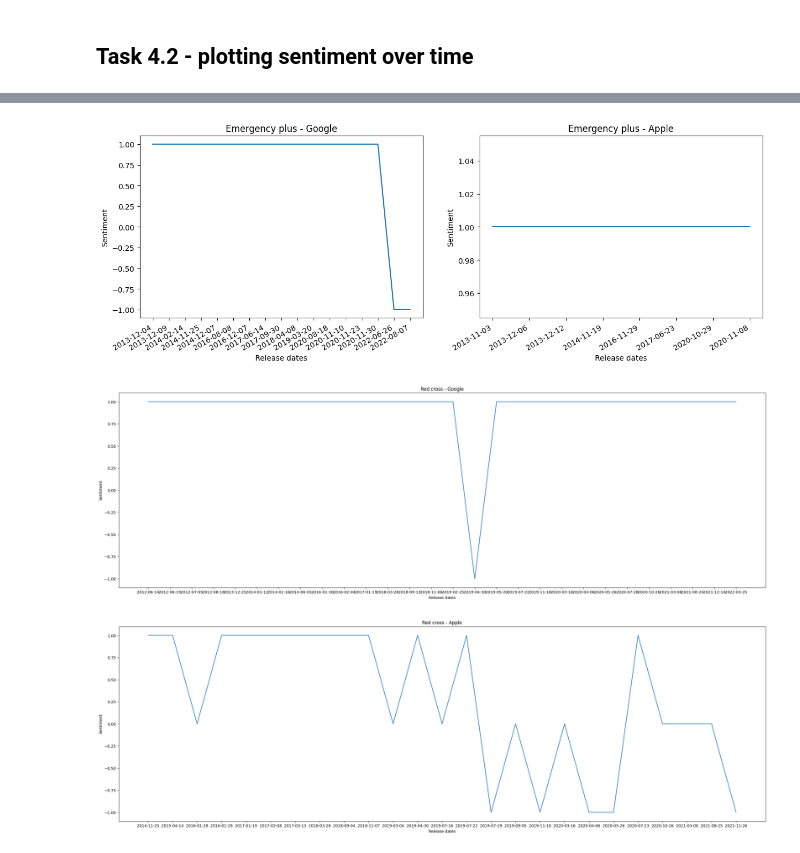
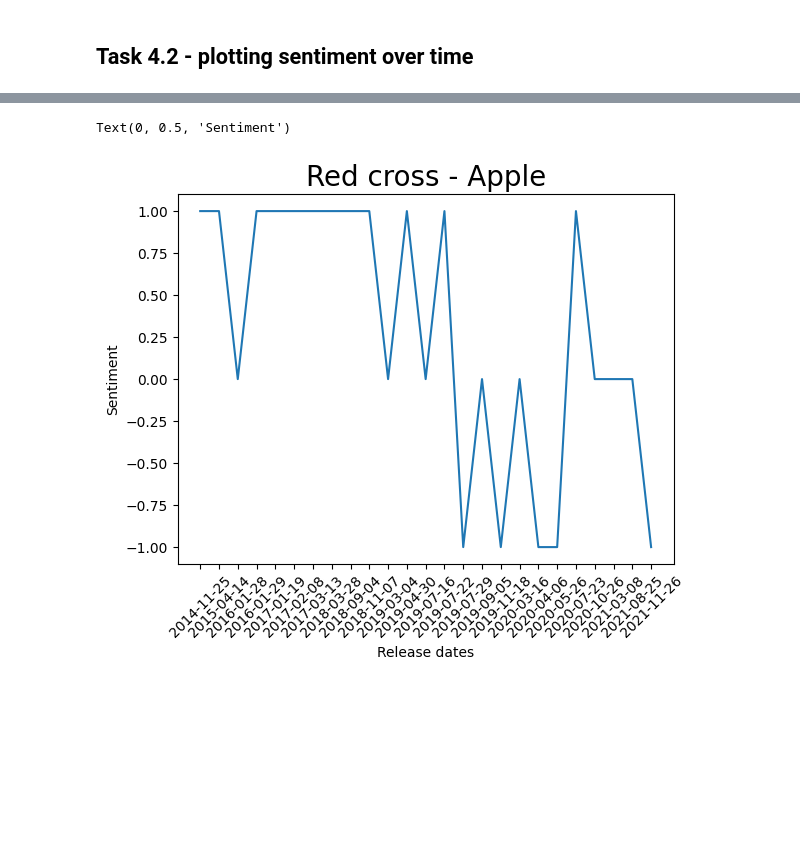
Before and after one commit to kalpanibhagya/EmergencyAppsReviews, a Jupyter notebook: Sentiment_Analysis.ipynb, the cells around one changed output, grey strips where cells are left out. Drawn from its saved outputs; the diff is of its cells as text; code cells hidden in the pictures; blank space fills up the shorter version.

```diff
--- a/Sentiment_Analysis.ipynb
+++ b/Sentiment_Analysis.ipynb
@@ -140,7 +186,7 @@ plotRating1(df_firstaid_apple_vesions, rating_list4, ax1,1, "Ratings")
 # %% [markdown]
 ## Task 4.2 - plotting sentiment over time
 # %%
-def sentimentperreleasedate(df,version_df):
+def sentimentPerReleasedate(df,version_df):
     sentiment_list = []
     dates= version_df['ReleaseDate']
     df = indexingDateCol(df)
@@ -148,10 +194,8 @@ def sentimentperreleasedate(df,version_df):
     for i in range(0, len(dates)):
         if(i==0):
             df_new = df[dates[i]:]
-            #print("0 here", df_new)
         else:
             df_new = df[dates[i]:dates[i-1]]
-            #print("others here", df_new)
 
         sentiment_list.append(getFrequentSentiment(df_new))
 
@@ -163,26 +207,51 @@ def getFrequentSentiment(df):
         sentiment = 0 #assumption that average rating will be neural
     else:
         sentiment = df['sentiment'].mode()[0]
-        #print("sentiment!!!!!: ", sentiment)
+
     return sentiment
 
-fig, ax = plt.subplots(1,2, figsize=(15,5))
-sentiment_list1 = sentimentperreleasedate(df_emergencyplus_google_s, df_emergencyplus_google_versions)
-print(sentiment_list1)
-ax[0].set_title('Emergency plus - Google')
-plotRating1(df_emergencyplus_google_versions, sentiment_list1,ax, 0, "Sentiment")
+# fig, ax = plt.subplots(1,2, figsize=(15,5))
+# sentiment_list1 = sentimentperreleasedate(df_emergencyplus_google_s, df_emergencyplus_google_versions)
+# print(sentiment_list1)
+# ax[0].set_title('Emergency plus - Google')
+# plotRating1(df_emergencyplus_google_versions, sentiment_list1,ax, 0, "Sentiment")
 
-sentiment_list2 = sentimentperreleasedate(df_emergencyplus_apple_s, df_emergencyplus_apple_versions)
-ax[1].set_title('Emergency plus - Apple')
-plotRating1(df_emergencyplus_apple_versions,sentiment_list2,ax, 1, "Sentiment")
+# sentiment_list2 = sentimentperreleasedate(df_emergencyplus_apple_s, df_emergencyplus_apple_versions)
+# ax[1].set_title('Emergency plus - Apple')
+# plotRating1(df_emergencyplus_apple_versions,sentiment_list2,ax, 1, "Sentiment")
 
-fig1, ax1 = plt.subplots(2, figsize=(30,20))
+# fig1, ax1 = plt.subplots(2, figsize=(20,10))
+# plt.subplots_adjust(left=0.1,
+#                     bottom=0.1,
+#                     right=0.9,
+#                     top=0.9,
+#                     wspace=0.4,
+#                     hspace=0.4)
 
-sentiment_list3 = sentimentperreleasedate(df_firstaid_google_s, df_firstaid_google_vesions)
-ax1[0].set_title('Red cross - Google')
-plotRating1(df_firstaid_google_vesions,sentiment_list3, ax1,0, "Sentiment")
+# sentiment_list3 = sentimentperreleasedate(df_firstaid_google_s, df_firstaid_google_vesions)
+# ax1[0].set_title('Red cross - Google')
+# plotRating1(df_firstaid_google_vesions,sentiment_list3, ax1,0, "Sentiment")
 
-sentiment_list4 = sentimentperreleasedate(df_firstaid_apple_s, df_firstaid_apple_vesions)
-ax1[1].set_title('Red cross - Apple')
-plotRating1(df_firstaid_apple_vesions, sentiment_list4, ax1,1, "Sentiment")
+sentiment_list4 = sentimentPerReleasedate(df_firstaid_apple_s, df_firstaid_apple_vesions)
+# ax1[1].set_title('Red cross - Apple')
+# plotRating1(df_firstaid_apple_vesions, sentiment_list4, ax1,1, "Sentiment")
+
+# plt.title('Red cross - Google', fontsize=20)
+# dates = df_firstaid_google_vesions['ReleaseDate']
+# dates = dates[::-1]
+# plt.plot(dates, sentiment_list3[::-1])
+# plt.xticks(rotation = 45)
+# plt.xlabel('Release dates')
+# plt.ylabel('Sentiment')
+
+df_firstaid_apple_vesions['sentiment'] = sentiment_list4
+print(df_firstaid_apple_vesions)
+
+plt.title('Red cross - Apple', fontsize=20)
+dates = df_firstaid_apple_vesions['ReleaseDate']
+dates = dates[::-1]
+plt.plot(dates, sentiment_list4[::-1])
+plt.xticks(rotation = 45)
+plt.xlabel('Release dates')
+plt.ylabel('Sentiment')
 # %% [output]
@@ -190,2 +275,2 @@ plotRating1(df_firstaid_apple_vesions, sentiment_list4, ax1,1, "Sentiment")
+Text(0, 0.5, 'Sentiment')
-[figure, old version]
+[figure, new version]
-[figure, removed]
```
Also changed, not shown: parts of 3 cells of this notebook, 1 other file.
